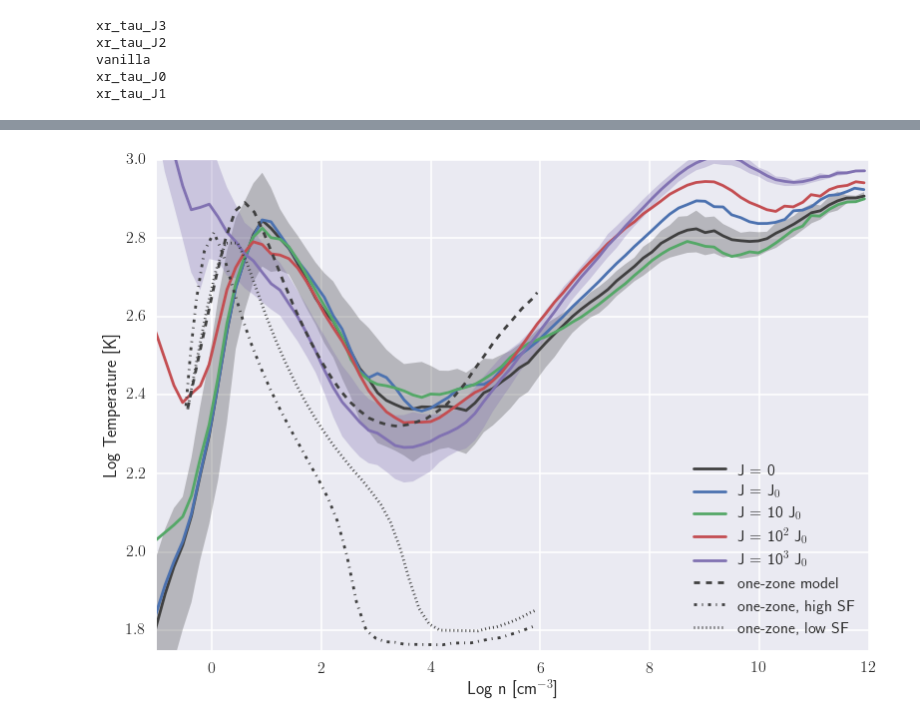
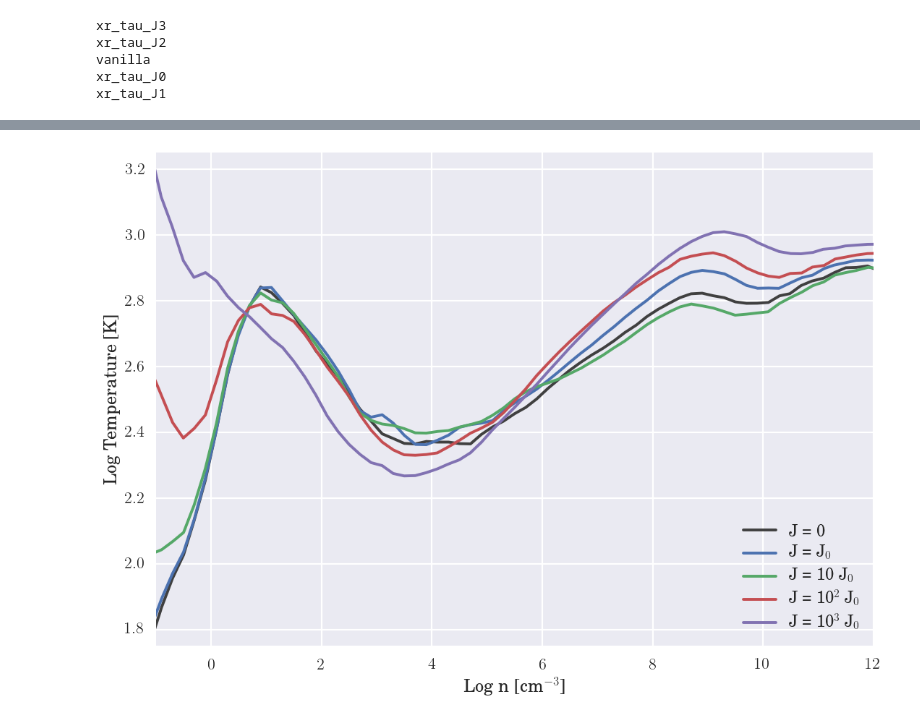
Before and after one commit to hummel/xray_notebooks, a Jupyter notebook: Phase Graphs.ipynb, the cells around one changed output, grey strips where cells are left out. Cells and saved outputs as stored; diff of their text form; code cells hidden in the pictures.

```diff
--- a/Phase Graphs.ipynb
+++ b/Phase Graphs.ipynb
@@ -35,7 +35,9 @@ nsnap = [355, 306, 327, 271, 235]
 # %%
 snaps= {}
 for name, n, sim in zip(simlist, nsnap, sims):
-    snaps[name] = sim.load_snapshot(n, 'ndensity', 'temp', 'particleIDs', 'h2frac', 'HDfrac', 'electron_frac')
+    s = sim.load_snapshot(n, 'ndensity', 'temp', 'particleIDs', 'electron_frac')
+    s.gas.cleanup('ndensity', 'temp', 'particleIDs', 'electron_frac')
+    snaps[name] = s
 # %% [output]
 Turning on gas particle refinement.
 There are 8000000 highest resolution particles.
@@ -56,18 +58,6 @@ Loading data...
 snapdata = {}
 for sim in simname.keys():
     snap = snaps[sim]
-    snapdata[sim] = pd.DataFrame(np.column_stack((snap.gas.particleIDs, snap.gas.ndensity, snap.gas.temp, snap.gas.h2frac, snap.gas.HDfrac, snap.gas.electron_frac)),
-                               index=snap.gas.particleIDs, columns=['ID', 'ndensity', 'temp', 'h2frac', 'HDfrac', 'efrac'])
+    snapdata[sim] = pd.DataFrame(np.column_stack((snap.gas.particleIDs, snap.gas.ndensity, snap.gas.temp, snap.gas.electron_frac)),
+                               index=snap.gas.particleIDs, columns=['ID', 'ndensity', 'temp', 'efrac'])
+    snap.gas.cleanup()
-# %%
-ars_temp = pd.read_csv(os.getenv("HOME")+'/data/literature_data/Stacy_Bromm2007/f2_nocr.csv', names=['n', 'temp'])
-ars_temp_hiSF = pd.read_csv(os.getenv("HOME")+'/data/literature_data/Stacy_Bromm2007/f2_1e6_high.csv', names=['n', 'temp'])
-ars_temp_loSF = pd.read_csv(os.getenv("HOME")+'/data/literature_data/Stacy_Bromm2007/f2_1e6_low.csv', names=['n', 'temp'])
-ars_mbe = pd.read_csv(os.getenv("HOME")+'/data/literature_data/Stacy_Bromm2007/f6_nocr.csv', names=['n', 'Mbe'])
-ars_mbe_hiSF = pd.read_csv(os.getenv("HOME")+'/data/literature_data/Stacy_Bromm2007/f6_1e6_high.csv', names=['n', 'Mbe'])
-ars_mbe_loSF = pd.read_csv(os.getenv("HOME")+'/data/literature_data/Stacy_Bromm2007/f6_1e6_low.csv', names=['n', 'Mbe'])
-for df in [ars_temp, ars_temp_hiSF, ars_temp_loSF]:
-    df['logn'] = np.log10(df.n)
-    df['logT'] = np.log10(df.temp)
-for df in [ars_mbe, ars_mbe_hiSF, ars_mbe_loSF]:
-    df['logn'] = np.log10(df.n)
-    df['logM'] = np.log10(df.Mbe)
@@ -74,21 +77,15 @@ for df in [ars_mbe, ars_mbe_hiSF, ars_mbe_loSF]:
 # %%
 average = {}
-first_quartile = {}
-third_quartile = {}
-bins = np.linspace(-4,12,100)
+bins = np.linspace(-4,12.2,82)
 for sim in simname.keys():
     print sim
     df = snapdata[sim]
-    df['Mbe'] = 700 * (df.temp/200)**1.5 / np.sqrt(df.ndensity/1e4)
-    df['logM'] = np.log10(df.Mbe)
     df['logn'] = np.log10(df.ndensity)
     df['logT'] = np.log10(df.temp)
     df['loge'] = np.log10(df.efrac)
     df = df.sort('ndensity')
     gb = df.groupby(pd.cut(df.logn, bins))
     average[sim] = gb.mean()
-    first_quartile[sim] = gb.quantile(q=.25)
-    third_quartile[sim] = gb.quantile(q=.75)
 # %% [output]
 xr_tau_J3
 xr_tau_J2
@@ -103,24 +100,17 @@ sns.palplot(current_palette)
 # %%
 current_palette = sns.color_palette()
 f,ax = plt.subplots()
 df = average['vanilla']
-ax.fill_between(df.logn, first_quartile['vanilla'].logT, third_quartile['vanilla'].logT,
-                edgecolor='none', facecolor='.25', alpha=0.3)
 ax.plot(df.logn, df.logT, color='.25', label=simname['vanilla'])
 for sim in simlist[1:]:
     df = average[sim]
     ax.plot(df.logn, df.logT, label=simname[sim])
-ax.fill_between(df.logn, first_quartile[sim].logT, third_quartile[sim].logT,
-                edgecolor='none', facecolor=current_palette[3], alpha=0.3)
-ax.plot(ars_temp.logn, ars_temp.logT, color='.25', ls='--', label="one-zone model")
-ax.plot(ars_temp_hiSF.logn, ars_temp_hiSF.logT, color='.25', ls='-.', label="one-zone, high SF")
-ax.plot(ars_temp_loSF.logn, ars_temp_loSF.logT, color='.25', ls=':', label="one-zone, low SF")
 ax.legend(loc=0)
 ax.set_xlim(-1, 12)
-ax.set_ylim(1.75,3)
+ax.set_ylim(1.75,3.25)
 ax.set_xlabel('Log n [cm$^{-3}$]')
 ax.set_ylabel('Log Temperature [K]')
 f.savefig('figures/phase_diagrams/stacy_temp.png', bbox_inches='tight')
 # %% [output]
-[figure, old version]
+[figure, new version]
 # %%
```
Also changed, not shown: parts of 13 cells of this notebook.
